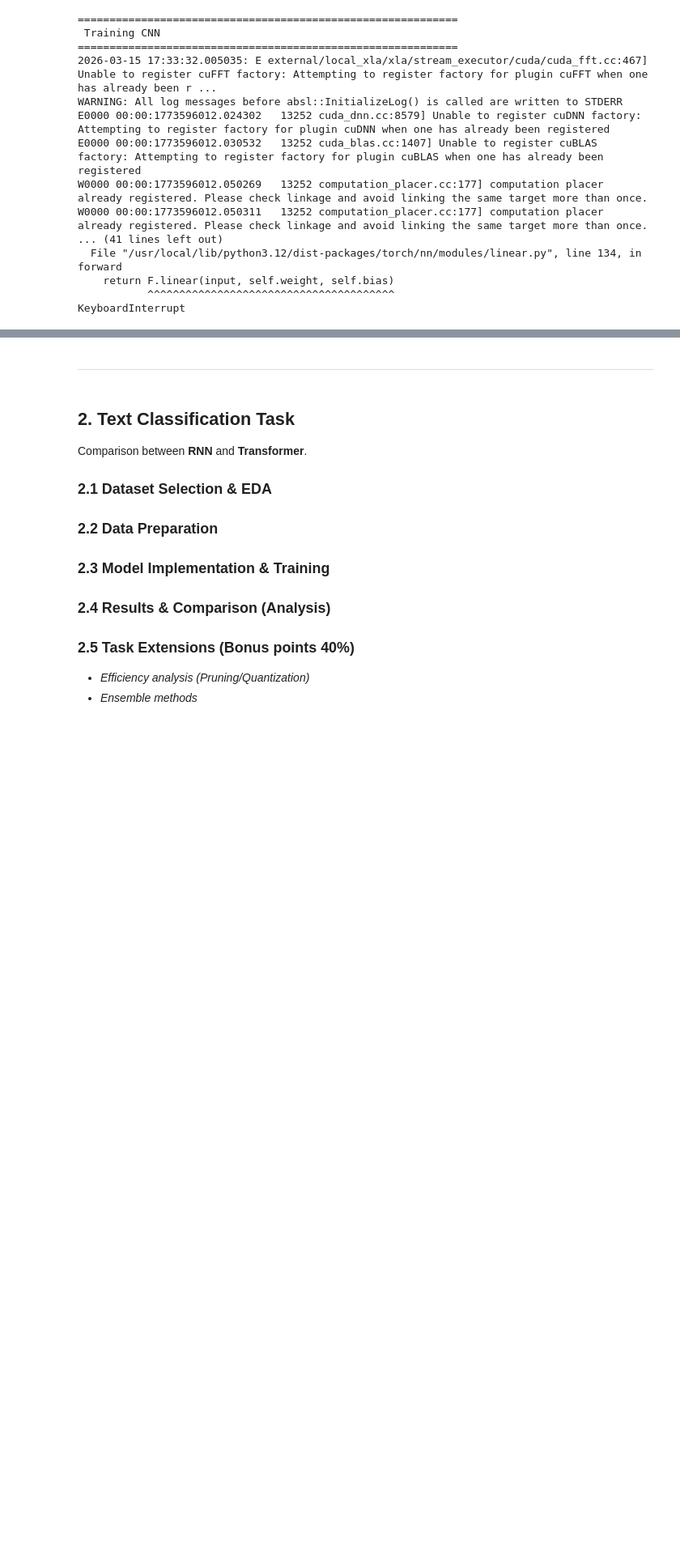
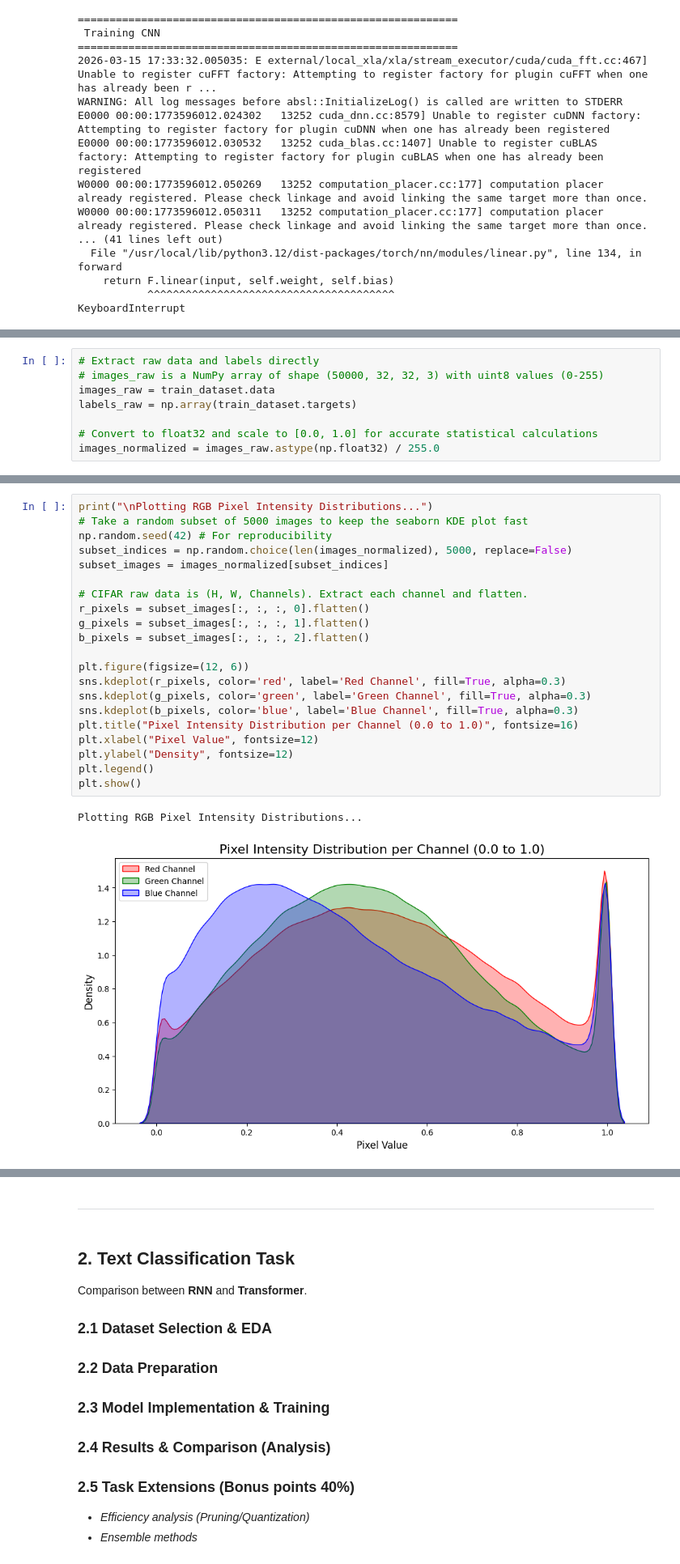
Before and after one commit to khasang12/DeepLearningAsm1_Classification, a Jupyter notebook: Report.ipynb, the cells around one changed output, grey strips where cells are left out. Shown at 81% size. Drawn from its saved outputs; the diff is of its cells as text; blank space fills up the shorter version.

```diff
--- a/Report.ipynb
+++ b/Report.ipynb
@@ -154,0 +298,8 @@ KeyboardInterrupt
+# %%
+# Extract raw data and labels directly
+# images_raw is a NumPy array of shape (50000, 32, 32, 3) with uint8 values (0-255)
+images_raw = train_dataset.data
+labels_raw = np.array(train_dataset.targets)
+
+# Convert to float32 and scale to [0.0, 1.0] for accurate statistical calculations
+images_normalized = images_raw.astype(np.float32) / 255.0
@@ -154,0 +319,24 @@ KeyboardInterrupt
+# %%
+print("\nPlotting RGB Pixel Intensity Distributions...")
+# Take a random subset of 5000 images to keep the seaborn KDE plot fast
+np.random.seed(42) # For reproducibility
+subset_indices = np.random.choice(len(images_normalized), 5000, replace=False)
+subset_images = images_normalized[subset_indices]
+
+# CIFAR raw data is (H, W, Channels). Extract each channel and flatten.
+r_pixels = subset_images[:, :, :, 0].flatten()
+g_pixels = subset_images[:, :, :, 1].flatten()
+b_pixels = subset_images[:, :, :, 2].flatten()
+
+plt.figure(figsize=(12, 6))
+sns.kdeplot(r_pixels, color='red', label='Red Channel', fill=True, alpha=0.3)
+sns.kdeplot(g_pixels, color='green', label='Green Channel', fill=True, alpha=0.3)
+sns.kdeplot(b_pixels, color='blue', label='Blue Channel', fill=True, alpha=0.3)
+plt.title("Pixel Intensity Distribution per Channel (0.0 to 1.0)", fontsize=16)
+plt.xlabel("Pixel Value", fontsize=12)
+plt.ylabel("Density", fontsize=12)
+plt.legend()
+plt.show()
+# %% [output]
+Plotting RGB Pixel Intensity Distributions...
+[figure, added]
```
Also changed, not shown: parts of 17 cells of this notebook, 1 other file.
